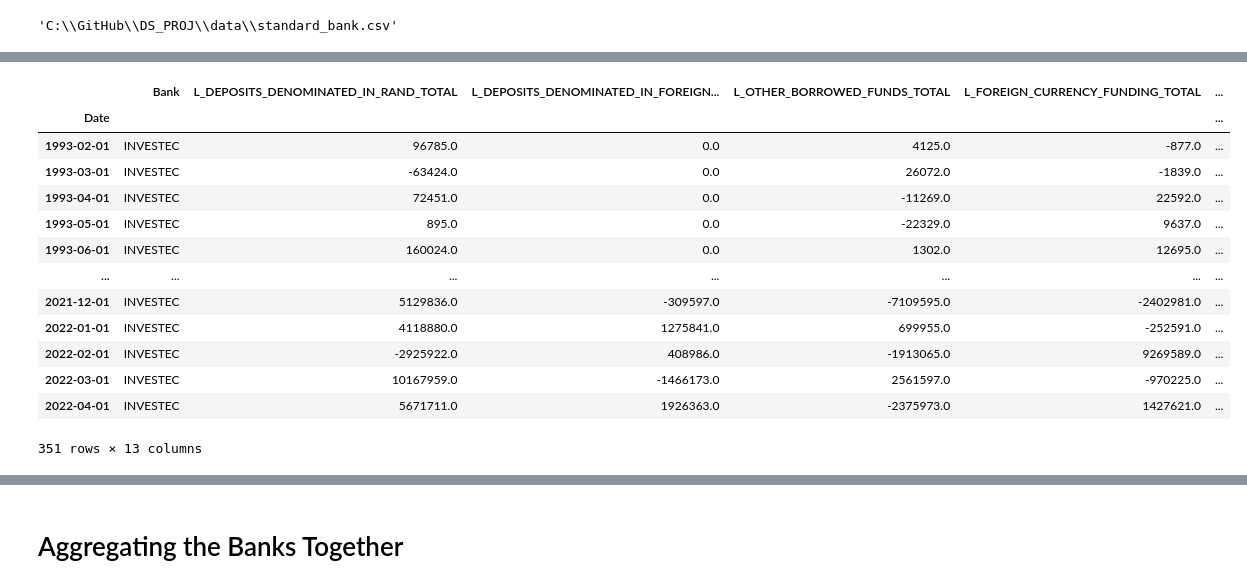
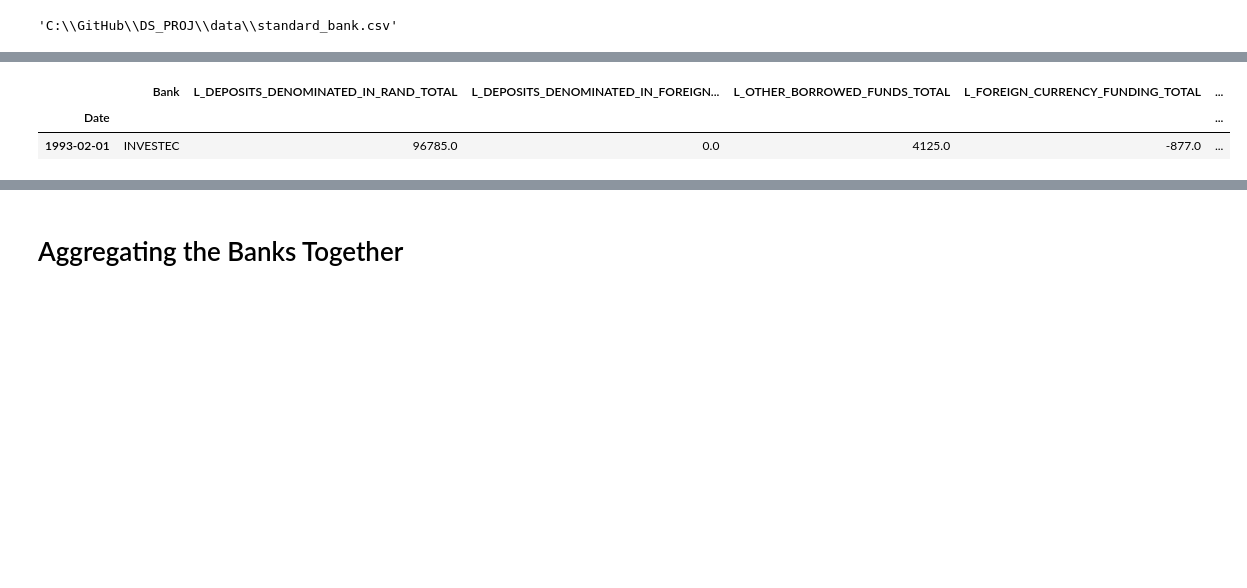
Before and after one commit to Jacques-rs/DS_PROJ, a Jupyter notebook: DS_PROJ_py.ipynb, the cells around one changed output, grey strips where cells are left out. Cells and saved outputs as stored; diff of their text form; code cells hidden in the pictures; blank space fills up the shorter version.

```diff
--- a/DS_PROJ_py.ipynb
+++ b/DS_PROJ_py.ipynb
@@ -262,13 +263,3 @@ absa.loc[absa["Table"].str.contains("Central.{,3}Bank", regex=True, case=False),
 | 761 | T_T06R103C22: T06R103C22: CENTRAL... | NaN | NaN | NaN | NaN | NaN |
 | 762 | T_T06R103C24: T06R103C24: CENTRAL... | 13645297.0 | 15190112.0 | 0.0 | 0.0 | 0.0 |
 | 763 | T_T06R103C25: T06R103C25: CENTRAL... | 0.0 | 0.0 | NaN | NaN | 0.0 |
-# %%
-repl1 = absa["Table"].str.contains("T_T06R103C24: T06R103C24:", regex=True, case=False)
-with1 = absa["Table"].str.contains("T_T06R103C18: T06R103C18:", regex=True, case=False)
-
-absa.loc[repl1,:] = absa.loc[repl1,:].replace(list(absa.loc[repl1,:].iloc[0,2:]), 1)
-absa.loc[repl1, " 1993M01":] = absa.loc[repl1, " 1993M01":].cumsum(axis=1)
-absa.loc[repl1,:]
-
-absa.loc[repl1,:] = absa.loc[repl1,:].replace(list(absa.loc[repl1,:].iloc[0,2:]),
-                                              list(absa.loc[with1,:].iloc[0,2:]))
@@ -515,6 +407,3 @@ It is clear from the above that the columns containing enough
 aggregated information are tagged with `(total of items ...)`
 
 so this can be filtered
-# %%
-test = absa.loc[absa["Table"].str.contains("TOTAL"),:]
-list(test.iloc[:,1])
@@ -926,29 +682,18 @@ nedbank
 # %%
 investec = reformat(filter_totals(clean_names2(fill_totals(
     remove_empty(clean_names1(import_data(check_file("investec.csv")),
                                                                      bank_prefix=""))))))
 investec
 l = clean_liab(liabilities(investec))
 e = clean_equity(equity(investec))
 a = clean_assets(assets(investec))
 
 investec = join_diff(l, e, a, bank="INVESTEC")
-investec
+investec.head(1)
 # %% [output]
 |  | Bank | L_DEPOSITS_DENOMINATED_IN_RAND_TOTAL | L_DEPOSITS_DENOMINATED_IN_FOREIGN... | L_OTHER_BORROWED_FUNDS_TOTAL | L_FOREIGN_CURRENCY_FUNDING_TOTAL | ... |
 | Date |  |  |  |  |  | ... |
 | 1993-02-01 | INVESTEC | 96785.0 | 0.0 | 4125.0 | -877.0 | ... |
-| 1993-03-01 | INVESTEC | -63424.0 | 0.0 | 26072.0 | -1839.0 | ... |
-| 1993-04-01 | INVESTEC | 72451.0 | 0.0 | -11269.0 | 22592.0 | ... |
-| 1993-05-01 | INVESTEC | 895.0 | 0.0 | -22329.0 | 9637.0 | ... |
-| 1993-06-01 | INVESTEC | 160024.0 | 0.0 | 1302.0 | 12695.0 | ... |
-| ... | ... | ... | ... | ... | ... | ... |
-| 2021-12-01 | INVESTEC | 5129836.0 | -309597.0 | -7109595.0 | -2402981.0 | ... |
-| 2022-01-01 | INVESTEC | 4118880.0 | 1275841.0 | 699955.0 | -252591.0 | ... |
-| 2022-02-01 | INVESTEC | -2925922.0 | 408986.0 | -1913065.0 | 9269589.0 | ... |
-| 2022-03-01 | INVESTEC | 10167959.0 | -1466173.0 | 2561597.0 | -970225.0 | ... |
-| 2022-04-01 | INVESTEC | 5671711.0 | 1926363.0 | -2375973.0 | 1427621.0 | ... |
-351 rows × 13 columns
 # %%
 capitec = reformat(filter_totals(clean_names2(fill_totals(
     remove_empty(clean_names1(import_data(check_file("capitec.csv")),
```
Also changed, not shown: parts of 99 cells of this notebook.
